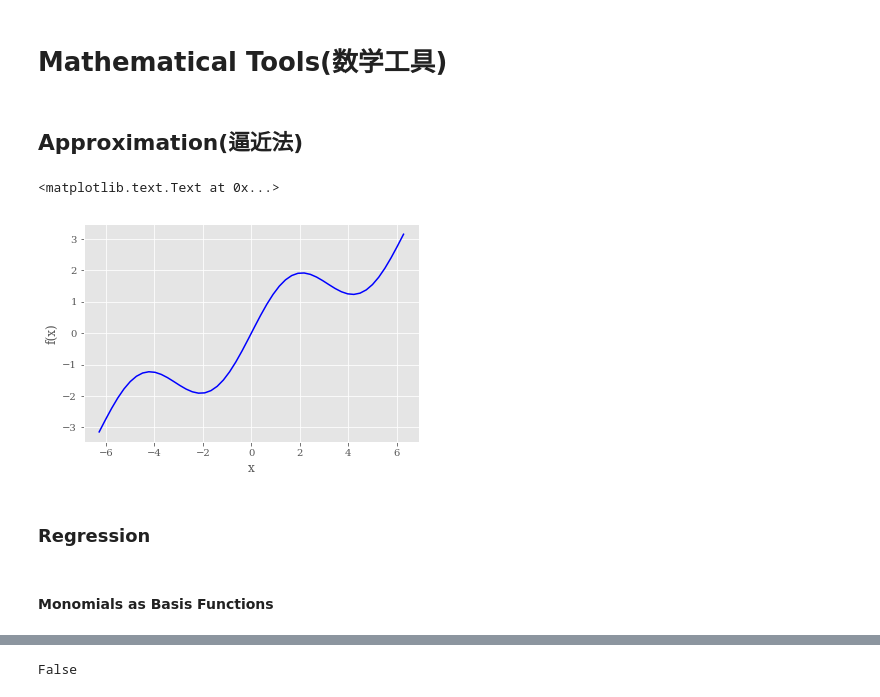
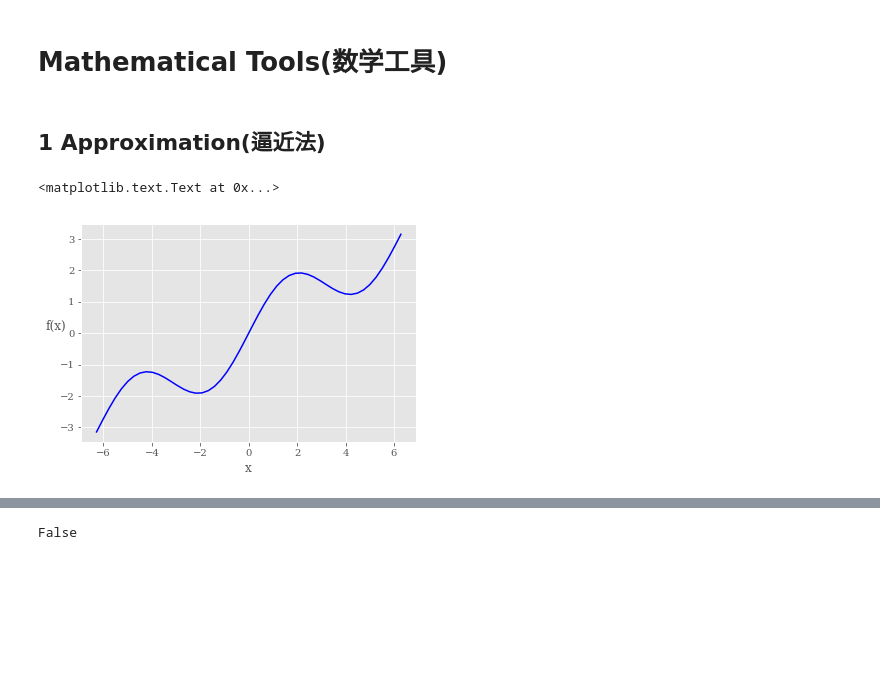
Before and after one commit to SynMind/MyStudy, a Jupyter notebook: content/Math_Tools.ipynb, the cells around one changed output, grey strips where cells are left out. Drawn from its saved outputs; the diff is of its cells as text; code cells hidden in the pictures; blank space fills up the shorter version.

```diff
--- a/content/Math_Tools.ipynb
+++ b/content/Math_Tools.ipynb
@@ -29,7 +29,7 @@ plt.style.use('ggplot')
 import matplotlib as mpl
 mpl.rcParams['font.family'] = 'serif'
 # %% [markdown]
-## Approximation(逼近法)
+## 1 Approximation(逼近法)
 # %%
 import numpy as np
 import matplotlib.pyplot as plt
@@ -42,15 +42,11 @@ x = np.linspace(-2 * np.pi, 2 * np.pi, 50)
 # %%
 plt.plot(x, f(x), 'b')
 plt.grid(True)
 plt.xlabel('x')
-plt.ylabel('f(x)')
+plt.ylabel('f(x)',rotation = 0)
 # tag: sin_plot
 # title: Example function plot
 # size: 60
 # %% [output]
 <matplotlib.text.Text at 0x...>
-[figure, old version]
+[figure, new version]
-# %% [markdown]
-### Regression
-# %% [markdown]
-#### Monomials as Basis Functions
```
Also changed, not shown: parts of 85 cells of this notebook, 17 other files.
